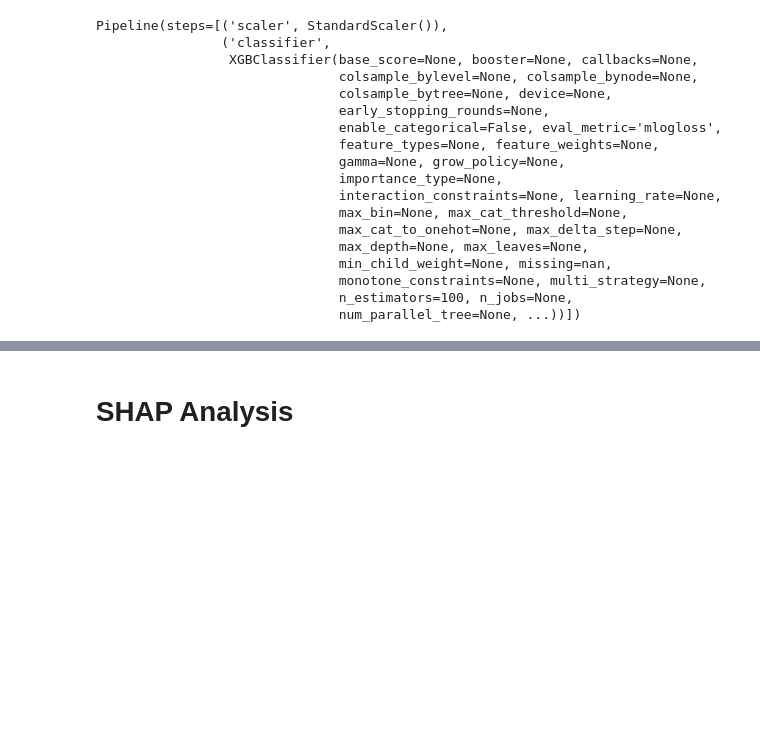
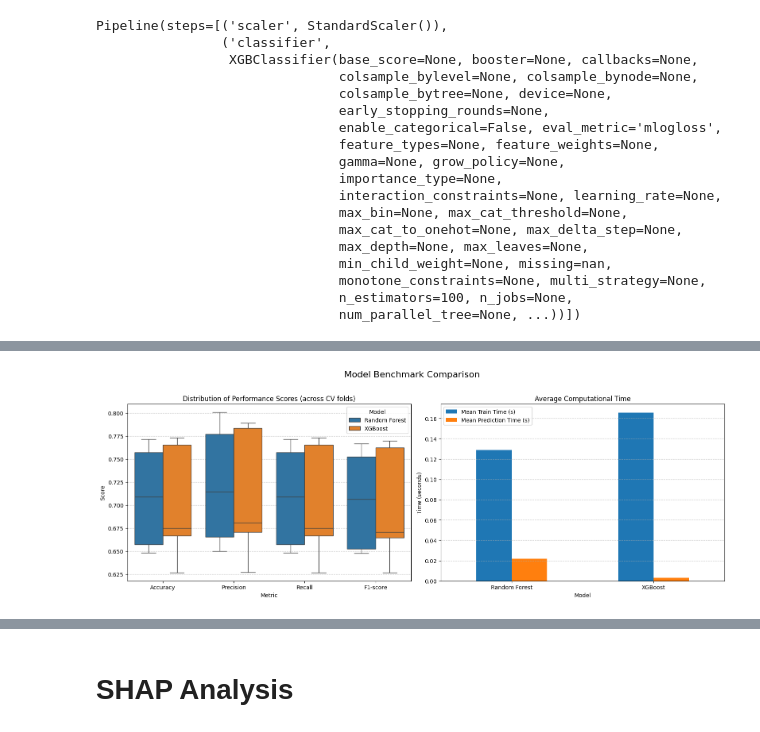
Before and after one commit to BhargavKumarNath/Classifying-Grip-Strategies-Using-Machine-Learning-, a Jupyter notebook: notebooks/03_advance_modeling/04_Advanced_Modeling_and_SHAP.ipynb, the cells around one changed output, grey strips where cells are left out. Saved outputs shown, nothing was run; the diff lists cells and outputs as text; code cells hidden in the pictures; blank space fills up the shorter version.

```diff
--- a/notebooks/03_advance_modeling/04_Advanced_Modeling_and_SHAP.ipynb
+++ b/notebooks/03_advance_modeling/04_Advanced_Modeling_and_SHAP.ipynb
@@ -149,0 +242,35 @@ Pipeline(steps=[('scaler', StandardScaler()),
+# %%
+# 4. Visualize the Benchmark Results
+# Prepare data for plotting
+plot_data = []
+for model_name, metrics in results.items():
+    for metric_name, values in metrics.items():
+        if "Time" not in metric_name: # Only plot performance scores here
+            for value in values:
+                plot_data.append({'Model': model_name, 'Metric': metric_name, 'Score': value})
+df_plot = pd.DataFrame(plot_data)
+
+# Create plots
+fig, axes = plt.subplots(1, 2, figsize=(16, 6))
+fig.suptitle('Model Benchmark Comparison', fontsize=16)
+
+# Plot 1: Performance Metrics (Accuracy, F1, etc.)
+sns.boxplot(x='Metric', y='Score', hue='Model', data=df_plot, ax=axes[0])
+axes[0].set_title('Distribution of Performance Scores (across CV folds)')
+axes[0].set_ylabel('Score')
+axes[0].set_xlabel('Metric')
+axes[0].legend(title='Model')
+axes[0].grid(axis='y', linestyle='--', alpha=0.7)
+
+# Plot 2: Computational Time
+time_metrics = ['Mean Train Time (s)', 'Mean Prediction Time (s)']
+df_summary[time_metrics].plot(kind='bar', ax=axes[1], rot=0)
+axes[1].set_title('Average Computational Time')
+axes[1].set_ylabel('Time (seconds)')
+axes[1].set_xlabel('Model')
+axes[1].grid(axis='y', linestyle='--', alpha=0.7)
+
+plt.tight_layout(rect=[0, 0, 1, 0.96])
+plt.show()
+# %% [output]
+[figure, added]
```
Also changed, not shown: parts of 5 cells of this notebook, 10 other files.
